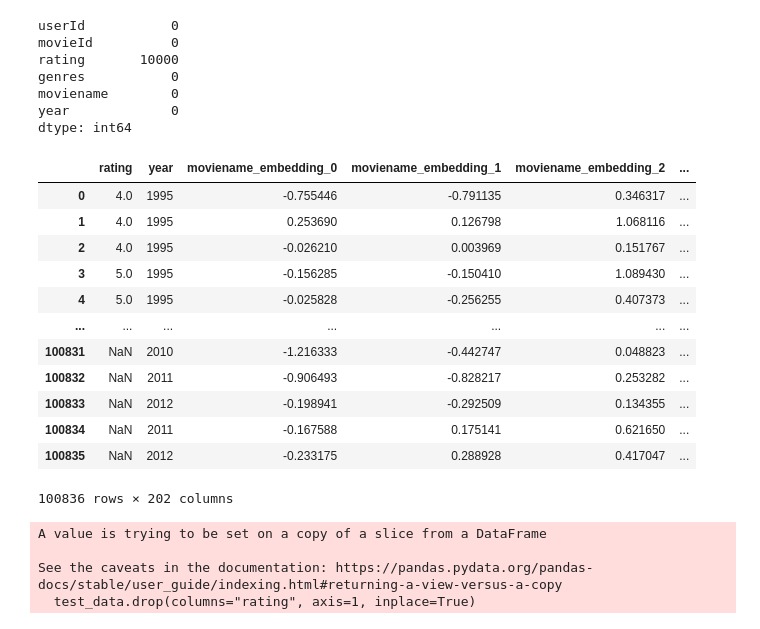
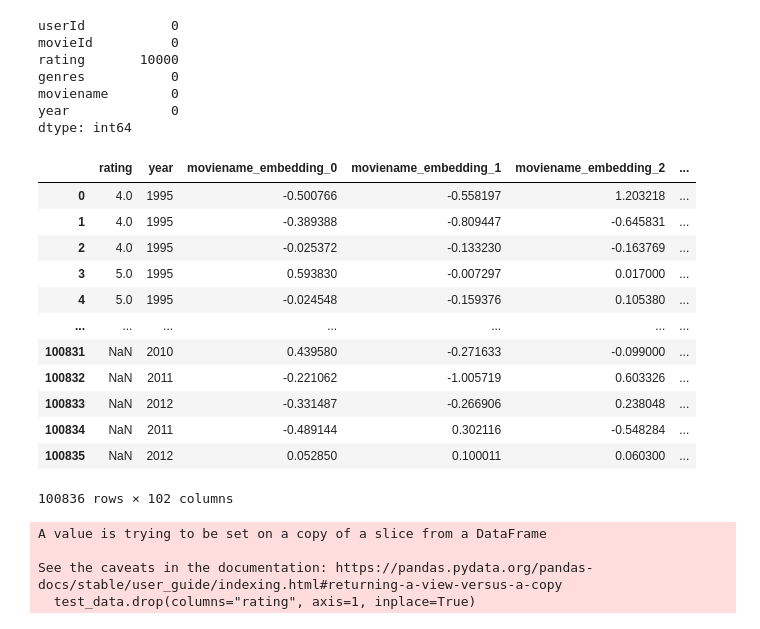
Before and after one commit to stephanieajah/6100finalproject, a Jupyter notebook: Movie ratings.ipynb, the cells around one changed output. Saved outputs shown, nothing was run; the diff lists cells and outputs as text; code cells hidden in the pictures.

```diff
--- a/Movie ratings.ipynb
+++ b/Movie ratings.ipynb
@@ -142,45 +145,45 @@ dtype: int64
 # %%
 # Word2Vec for moviename
 merged_df['moviename_tokens'] = merged_df['moviename'].str.lower().str.split()
 merged_df['genres_tokens'] = merged_df['genres'].str.lower().str.split()
 sentences = merged_df['moviename_tokens'].tolist() + merged_df['genres_tokens'].tolist()
-model = Word2Vec(sentences, vector_size=100, window=5, min_count=1, workers=4)
-
+model = Word2Vec(sentences, vector_size=50, window=5, min_count=1, workers=4)
+# 100
 # Aggregate embeddings for each record
 def aggregate_embeddings(tokens, model):
     vectors = [model.wv[word] for word in tokens if word in model.wv]
     if vectors:  # Check if the list is not empty
         return np.mean(vectors, axis=0)  # Aggregate using mean
     else:
         return np.zeros(model.vector_size)  # Handle cases where no tokens are in the model
 
 merged_df['moviename_embedding'] = merged_df['moviename_tokens'].apply(lambda tokens: aggregate_embeddings(tokens, model))
 merged_df['genres_embedding'] = merged_df['genres_tokens'].apply(lambda tokens: aggregate_embeddings(tokens, model))
 
 # Convert embeddings to separate DataFrame
 embedding_columns = ['embedding_' + str(i) for i in range(model.vector_size)]
 moviename_embeddings_df = pd.DataFrame(merged_df['moviename_embedding'].tolist(), columns=['moviename_' + col for col in embedding_columns])
 genres_embeddings_df = pd.DataFrame(merged_df['genres_embedding'].tolist(), columns=['genres_' + col for col in embedding_columns])
 
 # Combine embeddings with original numerical columns
 combined_df = pd.concat([merged_df[['rating', 'year']], moviename_embeddings_df, genres_embeddings_df], axis=1)
 
 
 display(combined_df)
 # %% [output]
 |  | rating | year | moviename_embedding_0 | moviename_embedding_1 | moviename_embedding_2 | ... |
-| 0 | 4.0 | 1995 | -0.755446 | -0.791135 | 0.346317 | ... |
-| 1 | 4.0 | 1995 | 0.253690 | 0.126798 | 1.068116 | ... |
-| 2 | 4.0 | 1995 | -0.026210 | 0.003969 | 0.151767 | ... |
-| 3 | 5.0 | 1995 | -0.156285 | -0.150410 | 1.089430 | ... |
-| 4 | 5.0 | 1995 | -0.025828 | -0.256255 | 0.407373 | ... |
+| 0 | 4.0 | 1995 | -0.500766 | -0.558197 | 1.203218 | ... |
+| 1 | 4.0 | 1995 | -0.389388 | -0.809447 | -0.645831 | ... |
+| 2 | 4.0 | 1995 | -0.025372 | -0.133230 | -0.163769 | ... |
+| 3 | 5.0 | 1995 | 0.593830 | -0.007297 | 0.017000 | ... |
+| 4 | 5.0 | 1995 | -0.024548 | -0.159376 | 0.105380 | ... |
 | ... | ... | ... | ... | ... | ... | ... |
-| 100831 | NaN | 2010 | -1.216333 | -0.442747 | 0.048823 | ... |
-| 100832 | NaN | 2011 | -0.906493 | -0.828217 | 0.253282 | ... |
-| 100833 | NaN | 2012 | -0.198941 | -0.292509 | 0.134355 | ... |
-| 100834 | NaN | 2011 | -0.167588 | 0.175141 | 0.621650 | ... |
-| 100835 | NaN | 2012 | -0.233175 | 0.288928 | 0.417047 | ... |
+| 100831 | NaN | 2010 | 0.439580 | -0.271633 | -0.099000 | ... |
+| 100832 | NaN | 2011 | -0.221062 | -1.005719 | 0.603326 | ... |
+| 100833 | NaN | 2012 | -0.331487 | -0.266906 | 0.238048 | ... |
+| 100834 | NaN | 2011 | -0.489144 | 0.302116 | -0.548284 | ... |
+| 100835 | NaN | 2012 | 0.052850 | 0.100011 | 0.060300 | ... |
-100836 rows × 202 columns
+100836 rows × 102 columns
 # %%
 condition = combined_df['rating'].isnull()
 # %%
```
Also changed, not shown: parts of 6 cells of this notebook.
